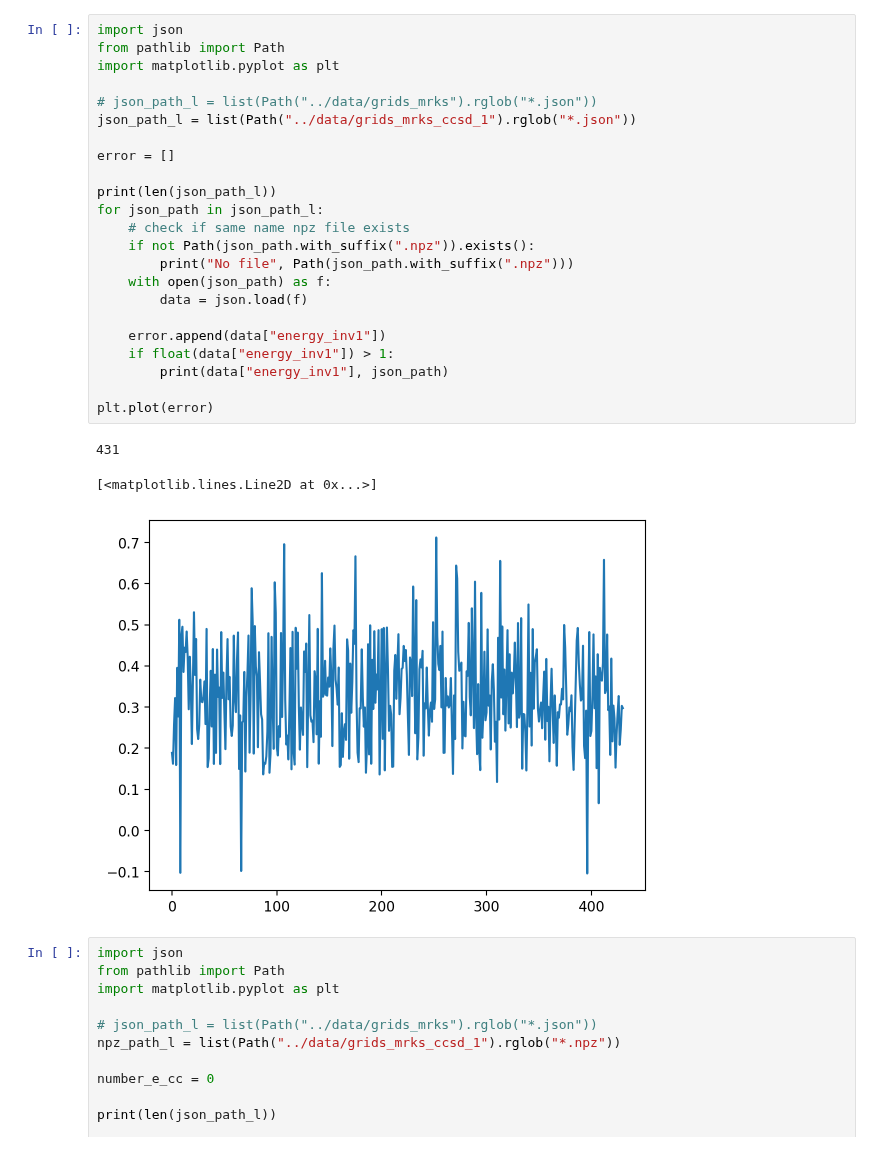
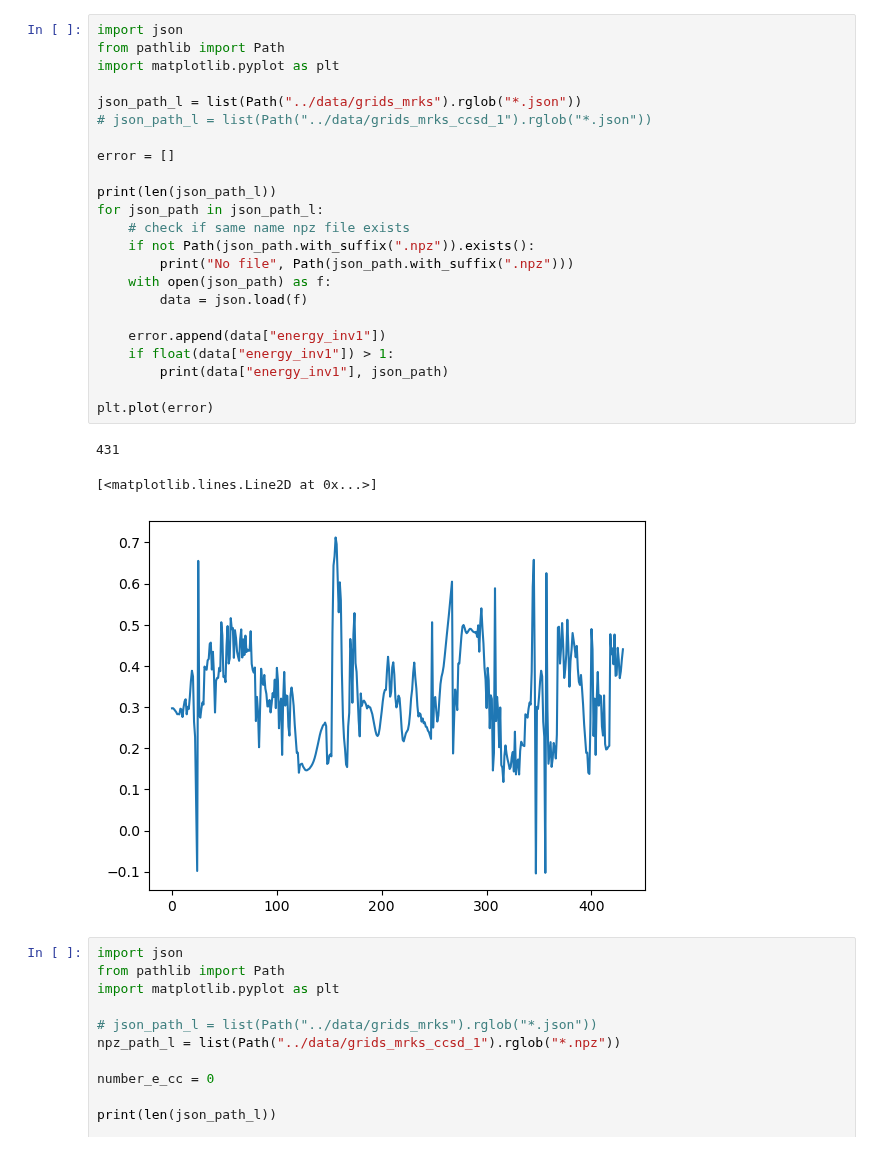
Before and after one commit to chem12346789/ai-dft, a Jupyter notebook: jupyter-notebook/check_json.ipynb, the cells around one changed output. Saved outputs shown, nothing was run; the diff lists cells and outputs as text.

```diff
--- a/jupyter-notebook/check_json.ipynb
+++ b/jupyter-notebook/check_json.ipynb
@@ -1,30 +1,30 @@
 # %%
 import json
 from pathlib import Path
 import matplotlib.pyplot as plt
 
-# json_path_l = list(Path("../data/grids_mrks").rglob("*.json"))
-json_path_l = list(Path("../data/grids_mrks_ccsd_1").rglob("*.json"))
+json_path_l = list(Path("../data/grids_mrks").rglob("*.json"))
+# json_path_l = list(Path("../data/grids_mrks_ccsd_1").rglob("*.json"))
 
 error = []
 
 print(len(json_path_l))
 for json_path in json_path_l:
     # check if same name npz file exists
     if not Path(json_path.with_suffix(".npz")).exists():
         print("No file", Path(json_path.with_suffix(".npz")))
     with open(json_path) as f:
         data = json.load(f)
 
     error.append(data["energy_inv1"])
     if float(data["energy_inv1"]) > 1:
         print(data["energy_inv1"], json_path)
 
 plt.plot(error)
 # %% [output]
 431
 [<matplotlib.lines.Line2D at 0x...>]
-[figure, old version]
+[figure, new version]
 # %%
 import json
 from pathlib import Path
```
Also changed, not shown: 10 other files.
